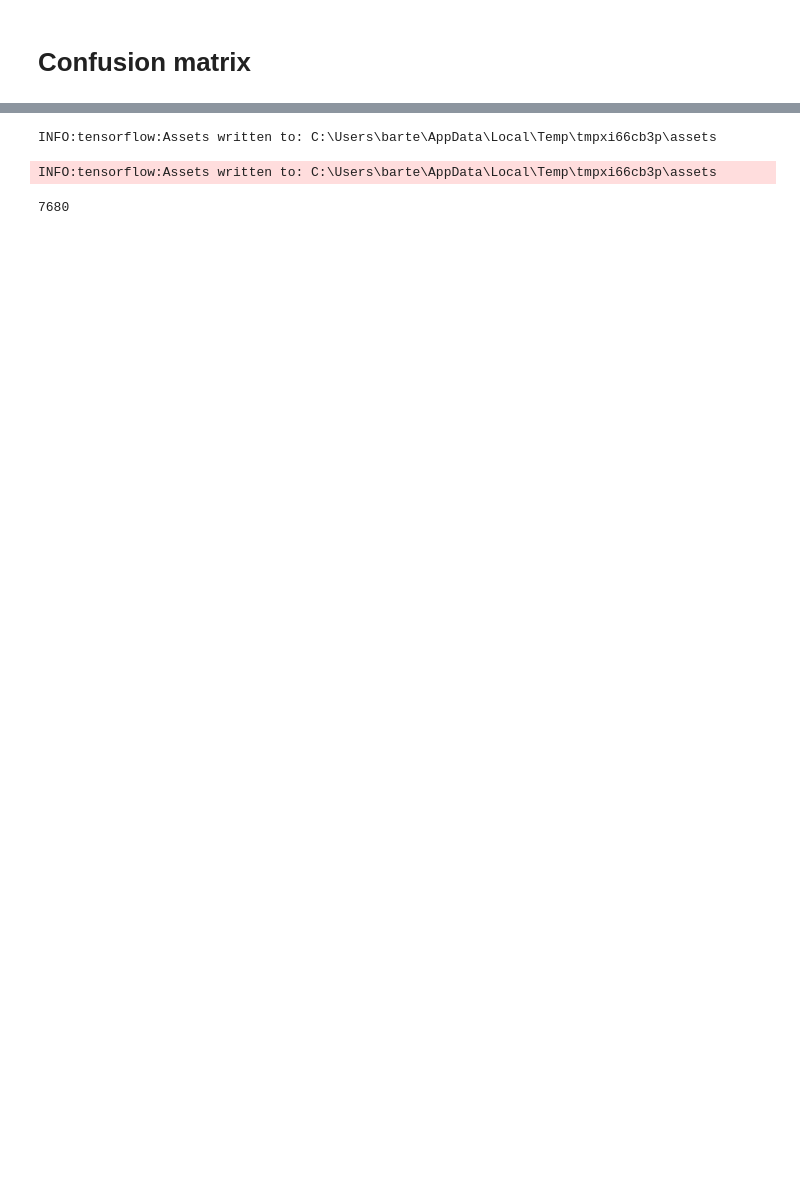
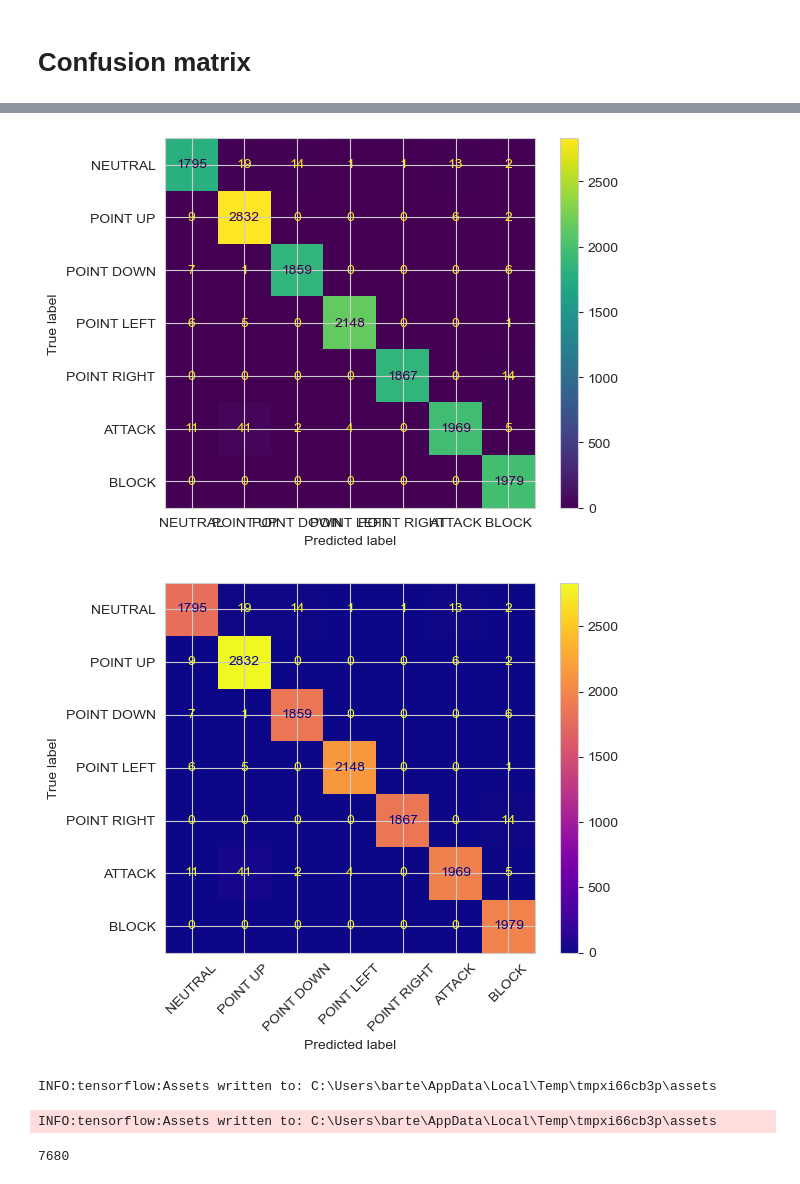
Before and after one commit to BartlomiejMatuszewski/Engineering_Project_BM, a Jupyter notebook: src/tf_model_training.ipynb, the cells around one changed output, grey strips where cells are left out. Drawn from its saved outputs; the diff is of its cells as text; code cells hidden in the pictures; blank space fills up the shorter version.

```diff
--- a/src/tf_model_training.ipynb
+++ b/src/tf_model_training.ipynb
@@ -17,13 +16,13 @@ dataset_path = os.path.join("../full_csv_data/full_data_1.csv")
 training_data_path = os.path.join("../full_csv_data/train_data.csv")
 testing_data_path = os.path.join("../full_csv_data/test_data.csv")
 # %%
-dataset = pd.read_csv(dataset_path)
+full_dataset = pd.read_csv(full_dataset_path)
 training_data = pd.read_csv(training_data_path)
 testing_data = pd.read_csv(testing_data_path)
 
 # dataset = dataset.iloc[:, 1:]
 
-dataset.head()
+full_dataset.head()
 # %% [output]
 |  | WRIST_x | WRIST_y | THUMB_CMC_x | THUMB_CMC_y | THUMB_MCP_x | THUMB_MCP_y | THUMB_IP_x | THUMB_IP_y | ... |
 | 0 | 0.587292 | 0.645778 | 0.562785 | 0.610625 | 0.548883 | 0.550258 | 0.556732 | 0.507832 | ... |
@@ -34,8 +33,8 @@ dataset.head()
 5 rows × 43 columns
 # %%
 
-X = dataset.iloc[:, :-1]
-y = dataset.iloc[:, -1]
+X = full_dataset.iloc[:, :-1]
+y = full_dataset.iloc[:, -1]
 # %%
 
 X_training = training_data.iloc[:, :-1]
@@ -55,7 +54,7 @@ y_test = y_testing
 X_train, X_test, y_train, y_test = mod_sel.train_test_split(X, y, test_size=0.2, random_state=RANDOM_SEED)
 
 # 0.25 x 0.8 = 0.2
-X_train, X_val, y_train, y_val = mod_sel.train_test_split(X_test, y_test, test_size=0.5, random_state=RANDOM_SEED)
+X_test, X_val, y_test, y_val = mod_sel.train_test_split(X_test, y_test, test_size=0.5, random_state=RANDOM_SEED)
 # %% [markdown]
 # Model building
 # %%
@@ -285,5 +275,6 @@ val_loss, val_acc = tf_model.evaluate(X_test, y_test, batch_size=128)
 # %%
-model_save_path = os.path.join("../tf_models/mod1")
+
+model_save_path = os.path.join("../trained_models/mod3")
 # %%
 
 
@@ -349,0 +355,23 @@ weighted avg       0.98      0.98      0.98     29239
+# %%
+
+from sklearn.metrics import ConfusionMatrixDisplay
+
+Y_pred = model.predict(X_test)
+y_pred = np.argmax(Y_pred, axis=1)
+
+y_true = y_test
+
+labels = sorted(list(set(y_true)))
+labels_names = [GestureNumber(label).name for label in labels]
+labels_names = [" ".join(label.split("_")) for label in labels_names]
+
+# cmx_data = confusion_matrix(y_true, y_pred, labels=labels)
+
+# disp = ConfusionMatrixDisplay(confusion_matrix=cmx_data, display_labels=labels_names)
+
+disp1 = ConfusionMatrixDisplay.from_predictions(y_test, y_pred, display_labels=labels_names)
+
+disp1.plot(xticks_rotation=45, values_format='g', cmap='plasma')
+
+plt.show()
+# %% [output]
@@ -350,3 +379,5 @@ weighted avg       0.98      0.98      0.98     29239
+[figure, added]
+[figure, added]
 # %%
 
 tflite_save_path = os.path.join("../trained_models/tf_models")
```
Also changed, not shown: parts of 10 cells of this notebook, 6 other files.
